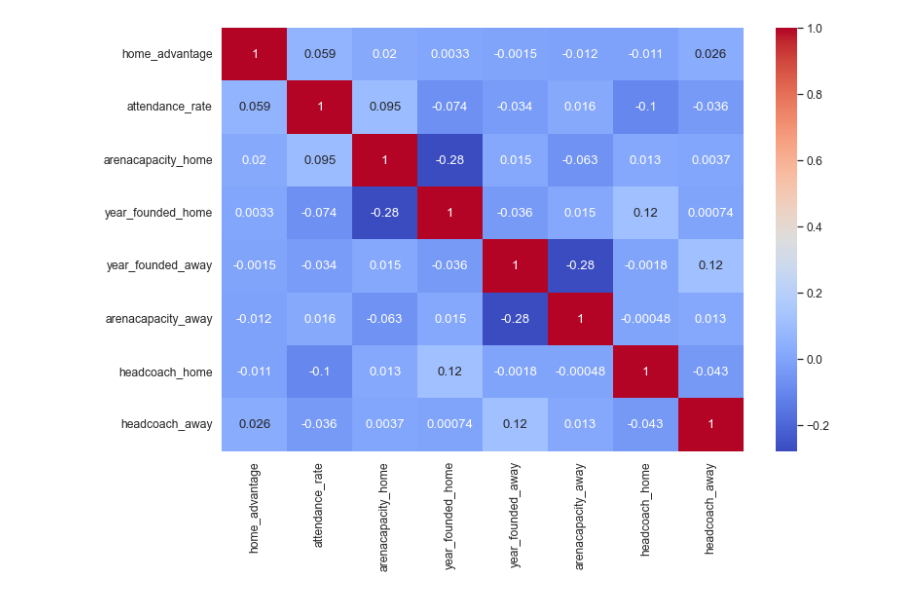
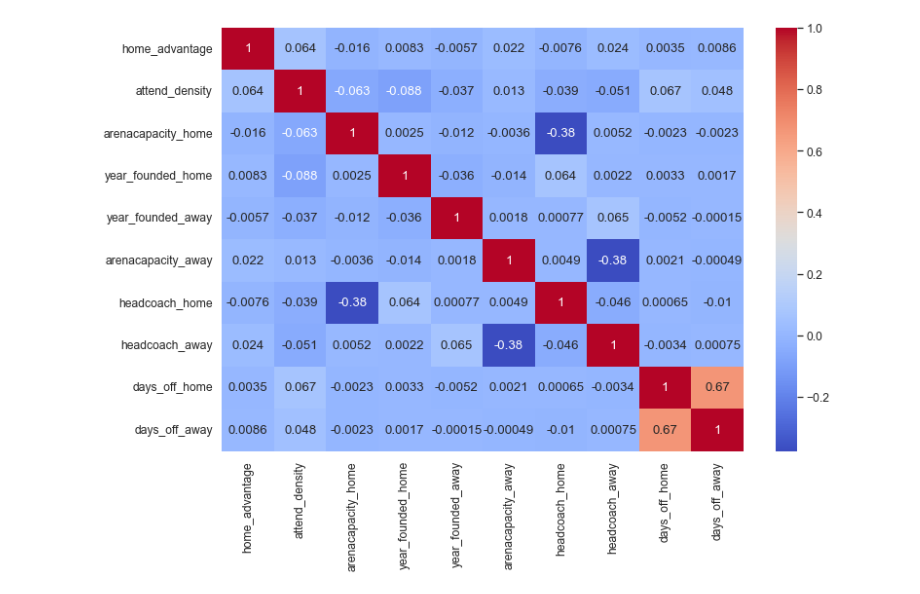
Before and after one commit to kentwhf/Home-Field-Advantage-Sports, a Jupyter notebook: final.ipynb, the cells around one changed output. Drawn from its saved outputs; the diff is of its cells as text; code cells hidden in the pictures.

Commit message:
merged data done

```diff
--- a/final.ipynb
+++ b/final.ipynb
@@ -20,0 +31,4 @@ game_team_home = pd.merge(game_merge_df, team_merged_data, left_on='team_id_home
+# %%
+merged_df = merged_df[merged_df['season_id'] >= 22001]
+merged_df = merged_df[['days_off_home', 'days_off_away', 'attend_density', 'game_id']]
+merged_df.info()
@@ -20,0 +47,21 @@ game_team_home = pd.merge(game_merge_df, team_merged_data, left_on='team_id_home
+# %%
+game_merge_data = pd.read_csv('game_merged_data.csv')
+game_merge_data = pd.merge(game_info_df, game_merge_data, on='game_id', how='left')
+game_merge_data.drop('game_date_y', axis=1, inplace=True)
+game_merge_data.rename(columns={'game_date_x': 'game_date'}, inplace=True)
+game_merge_data = game_merge_data[game_merge_data['season_id'] >= 22001]
+game_merge_data.drop('id_home', axis=1, inplace=True)
+game_merge_data.drop('id_away', axis=1, inplace=True)
+game_merge_data = game_merge_data.merge(team_details_df.add_suffix('_home'), left_on='team_id_home', right_on='team_id_home', suffixes=('', '_home'))
+game_merge_data = game_merge_data.merge(team_details_df.add_suffix('_away'), left_on='team_id_away', right_on='team_id_away', suffixes=('', '_away'))
+game_merge_data['season_id'] = game_merge_data['season_id'].astype(int)
+
+# 使用 str.replace 方法将列名中的 "_home_home" 替换成 "_home"
+game_merge_data.columns = game_merge_data.columns.str.replace('_home_home', '_home')
+
+# 使用 drop 方法删除重复列名
+game_merge_data = game_merge_data.loc[:, ~game_merge_data.columns.duplicated()]
+
+game_merge_data.drop(game_merge_data.filter(regex='Unnamed').columns, axis=1, inplace=True)
+game_merge_data = merged_df.merge(game_merge_data, on='game_id')
+game_merge_data.head()
@@ -21,8 +76,8 @@ game_team_home = pd.merge(game_merge_df, team_merged_data, left_on='team_id_home
+# %%
+final_merged_data = game_merge_data.copy()
 # %%
-final_merged_data = pd.merge(game_team_home, team_merged_data, left_on='team_id_away', right_on='team_id', suffixes=('_home', '_away'))
+# final_merged_data = pd.merge(game_team_home, team_merged_data, left_on='team_id_away', right_on='team_id', suffixes=('_home', '_away'))
 final_merged_data['home_advantage'] = (final_merged_data['wl_home'] == 'W').astype(int)
-final_merged_data['attendance'] = final_merged_data['attendance'].fillna(0)
-final_merged_data['attendance_rate'] = final_merged_data['attendance'] / 200000
 # %%
 home_wins = final_merged_data[final_merged_data['wl_home'] == 'W'].shape[0]
 home_losses = final_merged_data[final_merged_data['wl_home'] == 'L'].shape[0]
@@ -161,8 +227,8 @@ encoded_data[['headcoach_home', 'headcoach_away']] = encoded_columns
 # %%
-factors = encoded_data[['home_advantage', 'attendance_rate', 'arenacapacity_home', 'year_founded_home', 'year_founded_away', 'arenacapacity_away', 'headcoach_home', 'headcoach_away']]
+factors = encoded_data[['home_advantage', 'attend_density', 'arenacapacity_home', 'year_founded_home', 'year_founded_away', 'arenacapacity_away', 'headcoach_home', 'headcoach_away', 'days_off_home', 'days_off_away', 'timezone']]
 correlations = factors.corr()
 plt.figure(figsize=(12, 8))
 sns.heatmap(correlations, annot=True, cmap='coolwarm')
 plt.show()
 # %% [output]
-[figure, old version]
+[figure, new version]
```
Also changed, not shown: parts of 15 cells of this notebook, 4 other files.
